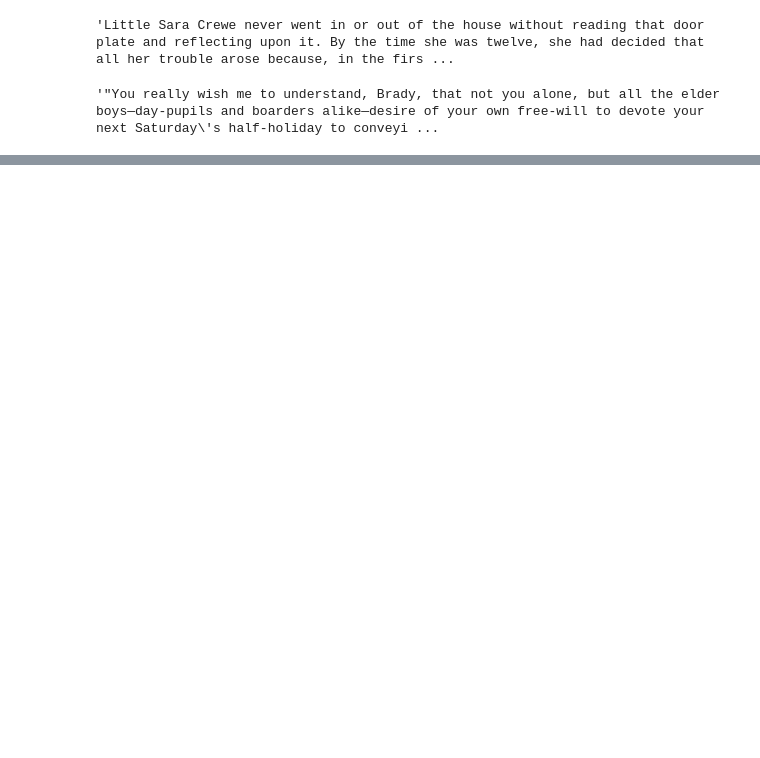
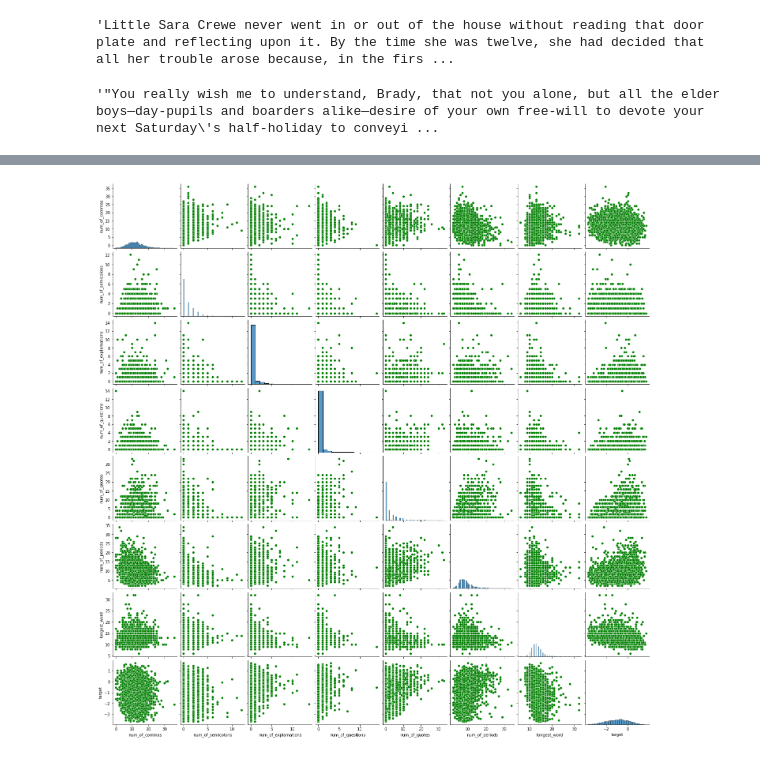
Before and after one commit to suhasmaddali/Predicting-Readability-of-Texts-Using-Machine-Learning, a Jupyter notebook: Readability Challenge Python Notebook-10-7.ipynb, the cells around one changed output, grey strips where cells are left out. Saved outputs shown, nothing was run; the diff lists cells and outputs as text; code cells hidden in the pictures; blank space fills up the shorter version.

```diff
--- a/Readability Challenge Python Notebook-10-7.ipynb
+++ b/Readability Challenge Python Notebook-10-7.ipynb
@@ -530,2 +533,7 @@ df_train['excerpt'].iloc[143]
+# %%
+sns.pairplot(df_for_plotting, plot_kws = dict(color = 'green'))
+plt.show()
+# %% [output]
+[figure, added]
 # %%
 df_with_more_features.info()
```
Also changed, not shown: parts of 16 cells of this notebook.
